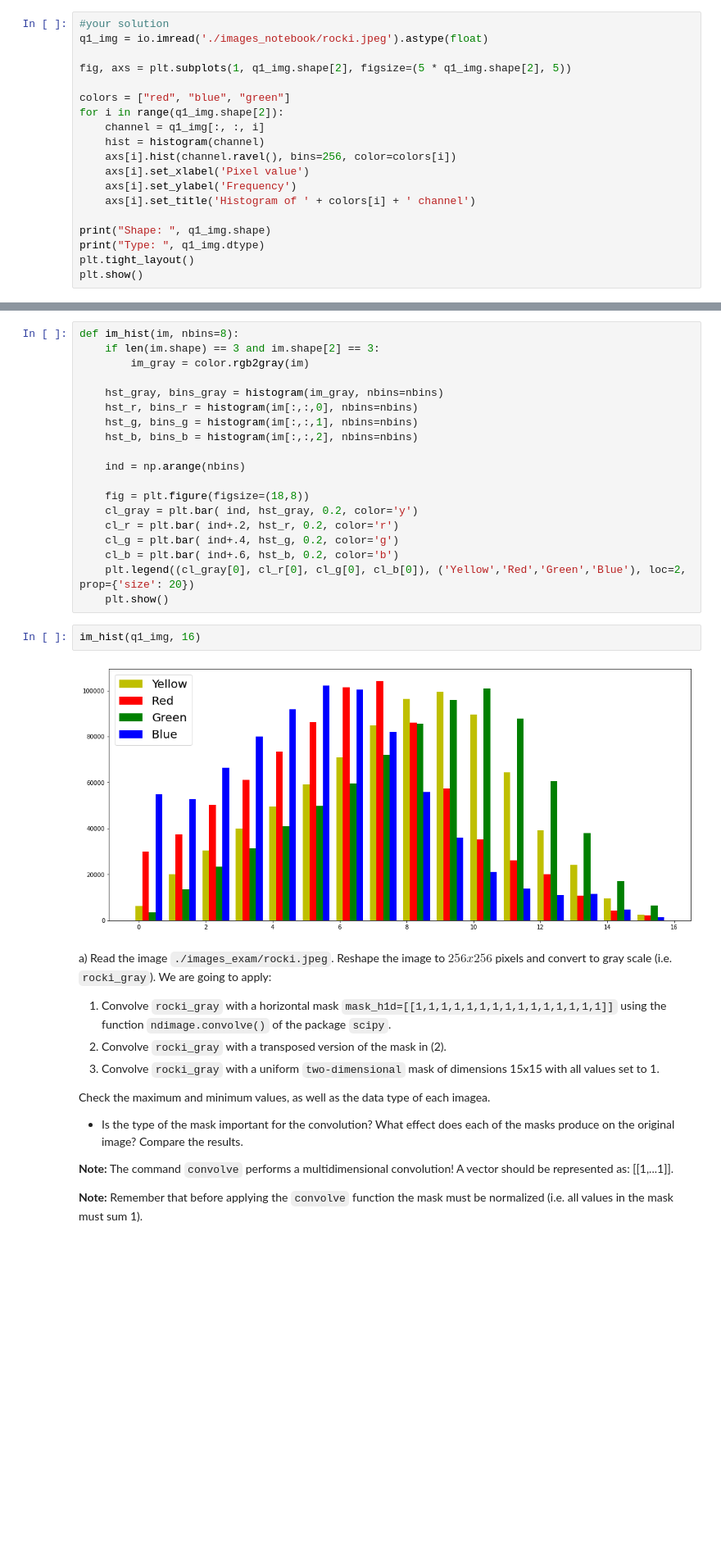
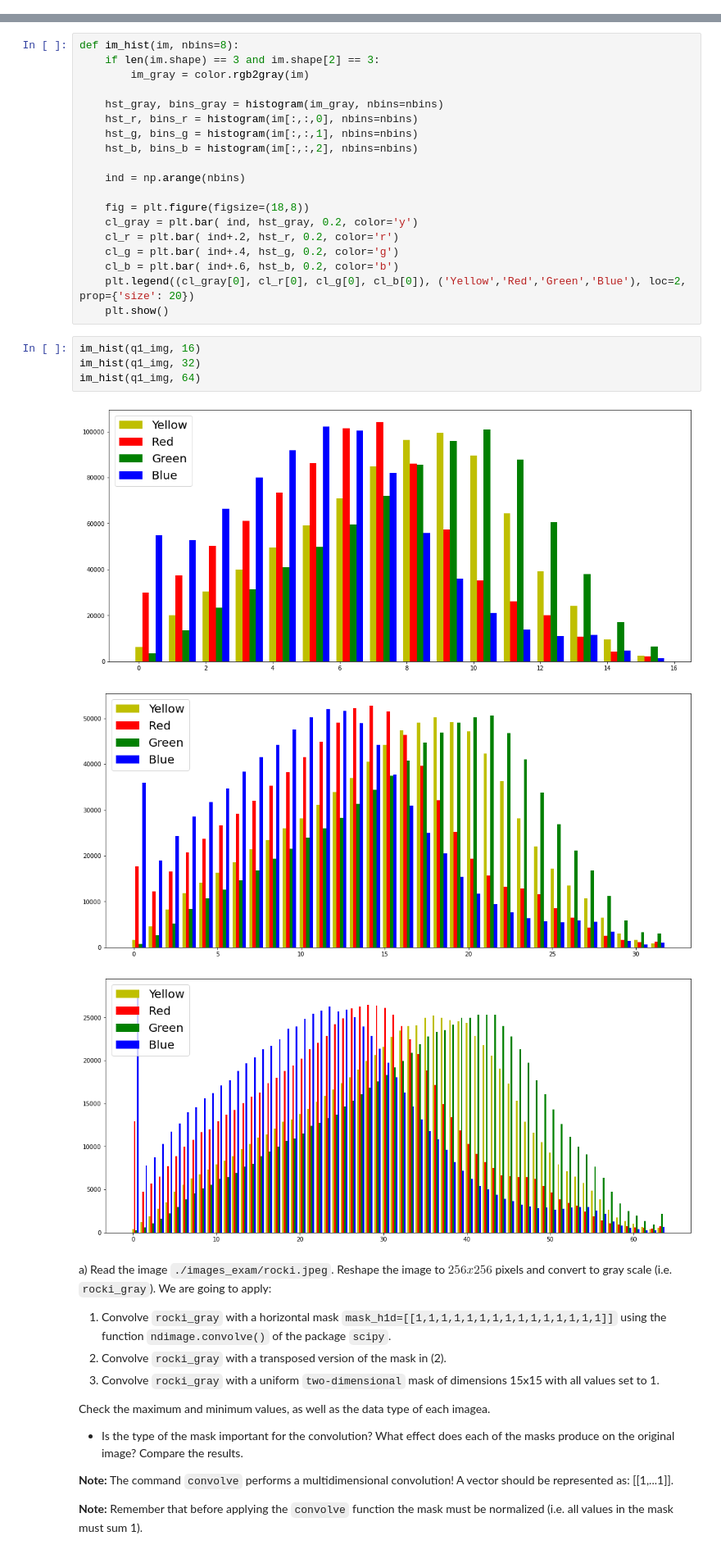
Before and after one commit to dacxjo/computer_vision, a Jupyter notebook: Labs/p2/p2_2022-23.ipynb, the cells around one changed output, grey strips where cells are left out. Shown at 82% size. Saved outputs shown, nothing was run; the diff lists cells and outputs as text; blank space fills up the shorter version.

```diff
--- a/Labs/p2/p2_2022-23.ipynb
+++ b/Labs/p2/p2_2022-23.ipynb
@@ -77,19 +76,0 @@ Type:  float64
-# %%
-#your solution
-q1_img = io.imread('./images_notebook/rocki.jpeg').astype(float)
-
-fig, axs = plt.subplots(1, q1_img.shape[2], figsize=(5 * q1_img.shape[2], 5))
-
-colors = ["red", "blue", "green"]
-for i in range(q1_img.shape[2]):
-    channel = q1_img[:, :, i]
-    hist = histogram(channel)
-    axs[i].hist(channel.ravel(), bins=256, color=colors[i])
-    axs[i].set_xlabel('Pixel value')
-    axs[i].set_ylabel('Frequency')
-    axs[i].set_title('Histogram of ' + colors[i] + ' channel')
-
-print("Shape: ", q1_img.shape)
-print("Type: ", q1_img.dtype)
-plt.tight_layout()
-plt.show()
@@ -138,8 +123,12 @@ def im_hist(im, nbins=8):
     plt.show()
 # %%
 im_hist(q1_img, 16)
+im_hist(q1_img, 32)
+im_hist(q1_img, 64)
 # %% [output]
 [figure]
+[figure, added]
+[figure, added]
 # %% [markdown]
 a) Read the image `./images_exam/rocki.jpeg`. Reshape the image to $256x256$ pixels and convert to gray scale (i.e. `rocki_gray`). We are going to apply:
 
```
Also changed, not shown: parts of 7 cells of this notebook.
